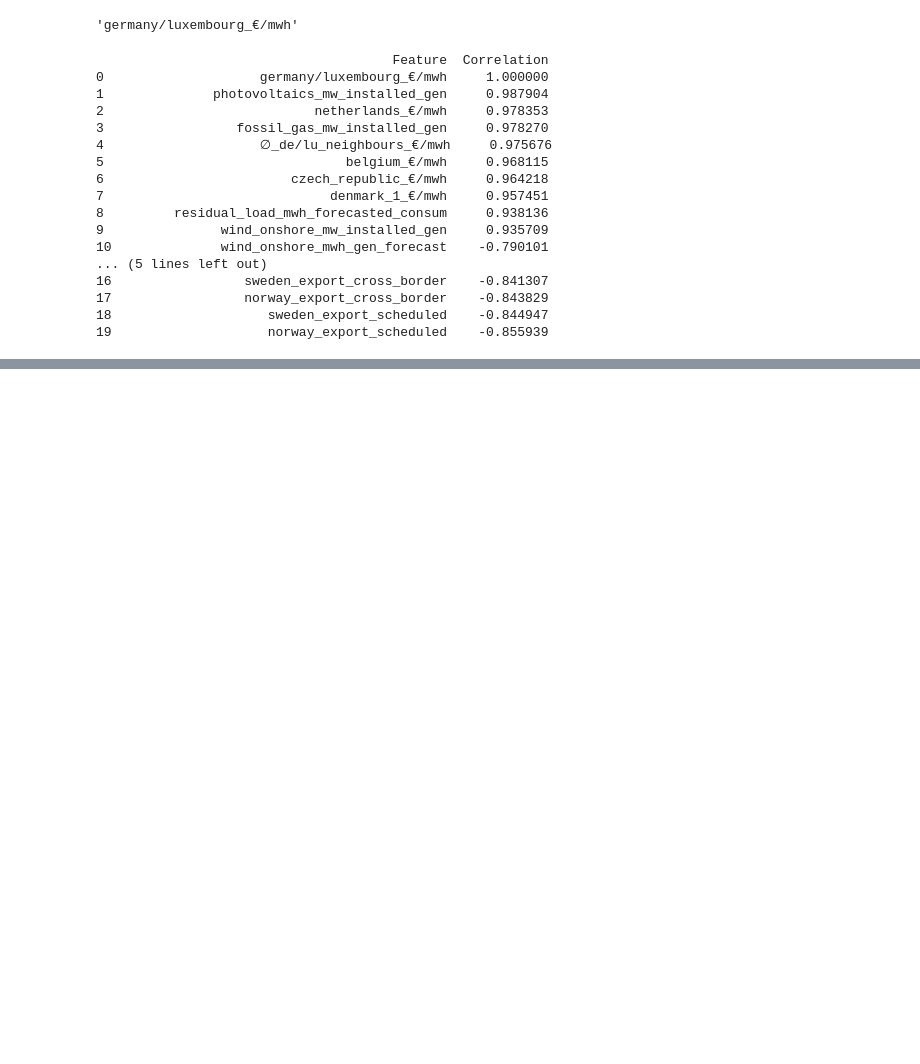
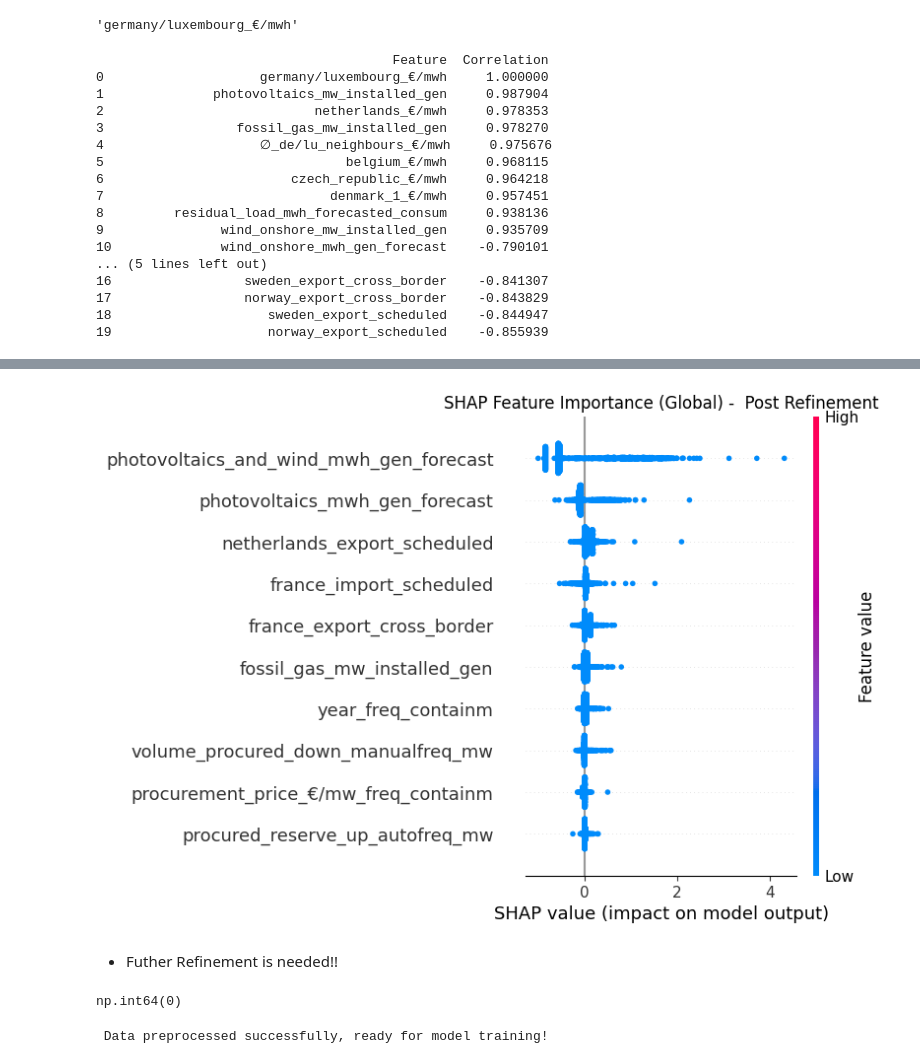
Before and after one commit to okpoEkpenyong/powercast_modeling_germany_regions, a Jupyter notebook: notebooks/03_model.ipynb, the cells around one changed output, grey strips where cells are left out. Saved outputs shown, nothing was run; the diff lists cells and outputs as text; code cells hidden in the pictures; blank space fills up the shorter version.

```diff
--- a/notebooks/03_model.ipynb
+++ b/notebooks/03_model.ipynb
@@ -927,0 +828,72 @@ shap.summary_plot(shap_values, X_testt.iloc[:5])
+# %%
+explainer = shap.TreeExplainer(rf_model)
+shap_values = explainer.shap_values(X_test.sample(min(1000, len(X_test)), random_state=42))
+shap.summary_plot(shap_values, X_test[:1000], show=False)
+plt.title("SHAP Feature Importance (Global) -  Post Refinement")
+plt.show()
+# %% [output]
+[figure, added]
+# %% [markdown]
+- Futher Refinement is needed!!
+# %%
+df_optimized_merged.isnull().sum().sum()
+# %% [output]
+np.int64(0)
+# %%
+import numpy as np
+import pandas as pd
+from statsmodels.stats.outliers_influence import variance_inflation_factor
+
+# Function to compute VIF
+def compute_vif(df):
+    """Calculate Variance Inflation Factor (VIF) for each feature after handling NaNs & Infs."""
+    df_clean = df.replace([np.inf, -np.inf], np.nan).dropna()  # Remove Inf & NaNs
+    if df_clean.isna().sum().sum() > 0:
+        raise ValueError(" ERROR: NaN values found in dataset before VIF calculation!")
+
+    vif_data = pd.DataFrame()
+    vif_data["Feature"] = df_clean.columns
+    vif_data["VIF"] = [variance_inflation_factor(df_clean.values, i) for i in range(df_clean.shape[1])]
+    return vif_data
+
+# Function to create lagged features
+def create_lagged_features(df, price_features, lag=1):
+    """Add lagged versions of price features (T-1) and handle NaNs/Infs."""
+    df_lagged = df.copy()
+    for col in price_features:
+        df_lagged[f"{col}_T-{lag}"] = df_lagged[col].shift(lag)
+
+    # Handle NaN and Inf values
+    df_lagged.replace([np.inf, -np.inf], np.nan, inplace=True)  # Convert Inf to NaN
+    df_lagged.dropna(inplace=True)  # Remove rows with NaNs
+
+    return df_lagged
+
+# Load data (Ensure df_optimized_merged is available)
+df_selected = df_optimized_merged.copy()
+
+# Define target variable
+target_col = "germany/luxembourg_€/mwh"
+
+# Define neighboring price features (exclude target itself)
+price_features = [col for col in df_selected.columns if "€/mwh" in col and col != target_col]
+
+# **Step 1: Compute VIF & Remove High-Collinearity Features**
+vif_df = compute_vif(df_selected[price_features])
+selected_features = vif_df[vif_df["VIF"] < 5]["Feature"].tolist()
+
+# **Step 2: Introduce Lagged Features**
+df_lagged = create_lagged_features(df_selected, selected_features, lag=1)
+
+# **Step 3: Check for Remaining NaN/Inf Values (Fixed)**
+df_numeric = df_lagged.select_dtypes(include=[np.number])  # Select only numeric columns
+
+
+# **Step 4: Train Two Models (With & Without Neighboring Prices)**
+best_features = selected_features + ["residual_load_mwh_forecasted_consum", "wind_onshore_mwh_forecasted_gen"]
+df_with_prices = df_lagged[best_features + [target_col]]
+df_without_prices = df_lagged[["residual_load_mwh_forecasted_consum", "wind_onshore_mwh_forecasted_gen", target_col]]
+
+print(" Data preprocessed successfully, ready for model training!")
+# %% [output]
+ Data preprocessed successfully, ready for model training!
```
Also changed, not shown: parts of 101 cells of this notebook.
